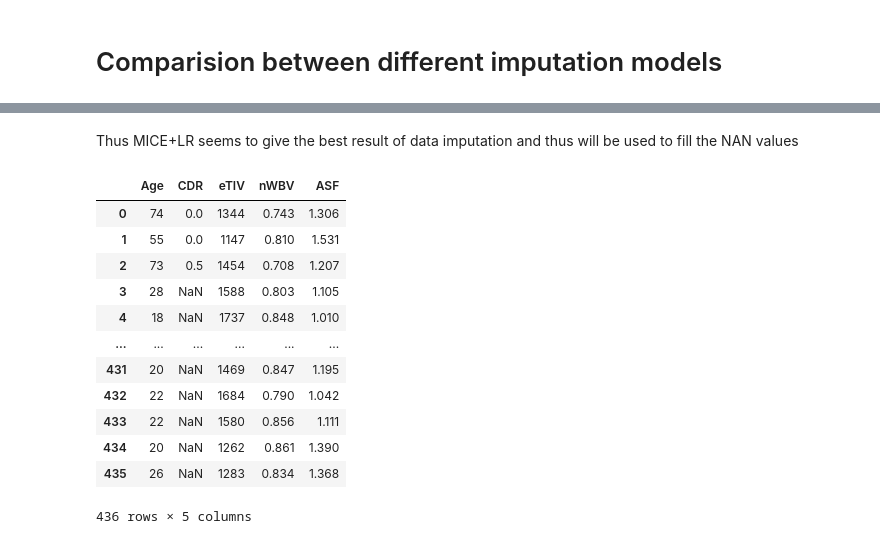
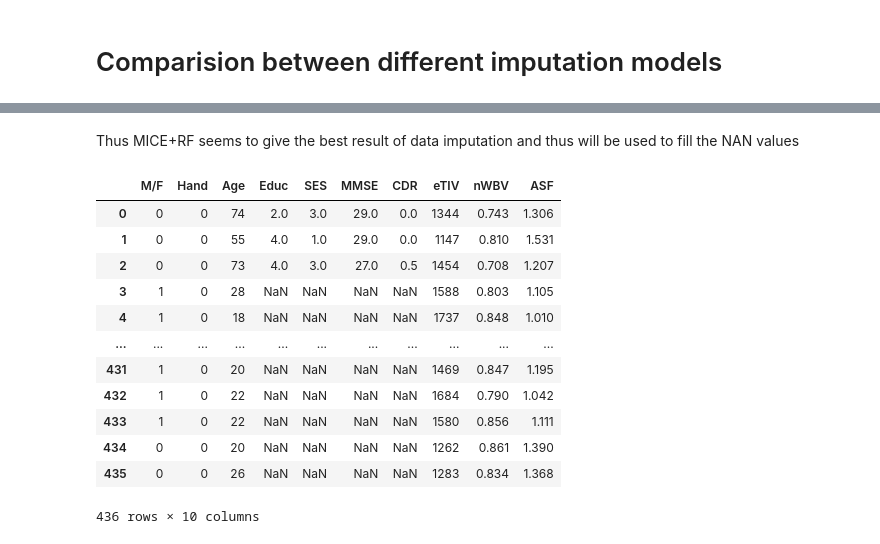
Before and after one commit to RohitBhandarkar/Hybrid-Machine-Learning-Model-for-Early-Detection-of-Alzheimer-s-Disease, a Jupyter notebook: MRI_analysis/data_preprocessing.ipynb, the cells around one changed output, grey strips where cells are left out. Drawn from its saved outputs; the diff is of its cells as text; code cells hidden in the pictures.

```diff
--- a/MRI_analysis/data_preprocessing.ipynb
+++ b/MRI_analysis/data_preprocessing.ipynb
@@ -254,21 +270,32 @@ plt.show()
 # %% [markdown]
-Thus MICE+LR seems to give the best result of data imputation and thus will be used to fill the NAN values
+Thus MICE+RF seems to give the best result of data imputation and thus will be used to fill the NAN values
 # %%
 raw_data = pd.read_csv('/home/rohitb/projects/ml/Project/assets/OASIS-1/demographic_data/oasis_cross-sectional-5708aa0a98d82080.csv')
-to_impute_data=raw_data.drop(['ID','M/F','Hand','Educ','SES','MMSE','Delay'],axis=1)
+to_impute_data=raw_data.drop(['ID','Delay'],axis=1)
+# Create label encoders for M/F and Hand columns
+le_gender = LabelEncoder()
+le_hand = LabelEncoder()
+
+# Fit and transform the M/F column
+to_impute_data['M/F'] = le_gender.fit_transform(to_impute_data['M/F'])
+
+# Fit and transform the Hand column
+to_impute_data['Hand'] = le_hand.fit_transform(to_impute_data['Hand'])
+
+
 to_impute_data
 # %% [output]
-|  | Age | CDR | eTIV | nWBV | ASF |
-| 0 | 74 | 0.0 | 1344 | 0.743 | 1.306 |
-| 1 | 55 | 0.0 | 1147 | 0.810 | 1.531 |
-| 2 | 73 | 0.5 | 1454 | 0.708 | 1.207 |
-| 3 | 28 | NaN | 1588 | 0.803 | 1.105 |
-| 4 | 18 | NaN | 1737 | 0.848 | 1.010 |
-| ... | ... | ... | ... | ... | ... |
-| 431 | 20 | NaN | 1469 | 0.847 | 1.195 |
-| 432 | 22 | NaN | 1684 | 0.790 | 1.042 |
-| 433 | 22 | NaN | 1580 | 0.856 | 1.111 |
-| 434 | 20 | NaN | 1262 | 0.861 | 1.390 |
-| 435 | 26 | NaN | 1283 | 0.834 | 1.368 |
+|  | M/F | Hand | Age | Educ | SES | MMSE | CDR | eTIV | nWBV | ASF |
+| 0 | 0 | 0 | 74 | 2.0 | 3.0 | 29.0 | 0.0 | 1344 | 0.743 | 1.306 |
+| 1 | 0 | 0 | 55 | 4.0 | 1.0 | 29.0 | 0.0 | 1147 | 0.810 | 1.531 |
+| 2 | 0 | 0 | 73 | 4.0 | 3.0 | 27.0 | 0.5 | 1454 | 0.708 | 1.207 |
+| 3 | 1 | 0 | 28 | NaN | NaN | NaN | NaN | 1588 | 0.803 | 1.105 |
+| 4 | 1 | 0 | 18 | NaN | NaN | NaN | NaN | 1737 | 0.848 | 1.010 |
+| ... | ... | ... | ... | ... | ... | ... | ... | ... | ... | ... |
+| 431 | 1 | 0 | 20 | NaN | NaN | NaN | NaN | 1469 | 0.847 | 1.195 |
+| 432 | 1 | 0 | 22 | NaN | NaN | NaN | NaN | 1684 | 0.790 | 1.042 |
+| 433 | 1 | 0 | 22 | NaN | NaN | NaN | NaN | 1580 | 0.856 | 1.111 |
+| 434 | 0 | 0 | 20 | NaN | NaN | NaN | NaN | 1262 | 0.861 | 1.390 |
+| 435 | 0 | 0 | 26 | NaN | NaN | NaN | NaN | 1283 | 0.834 | 1.368 |
-436 rows × 5 columns
+436 rows × 10 columns
 # %%
```
Also changed, not shown: parts of 19 cells of this notebook, 2 other files.
